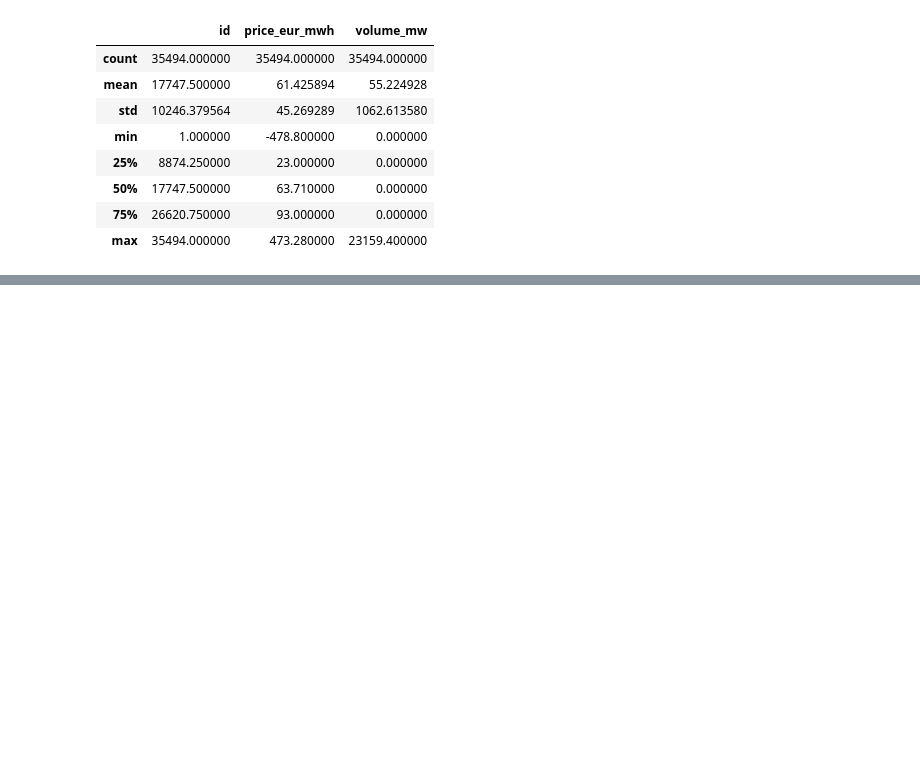
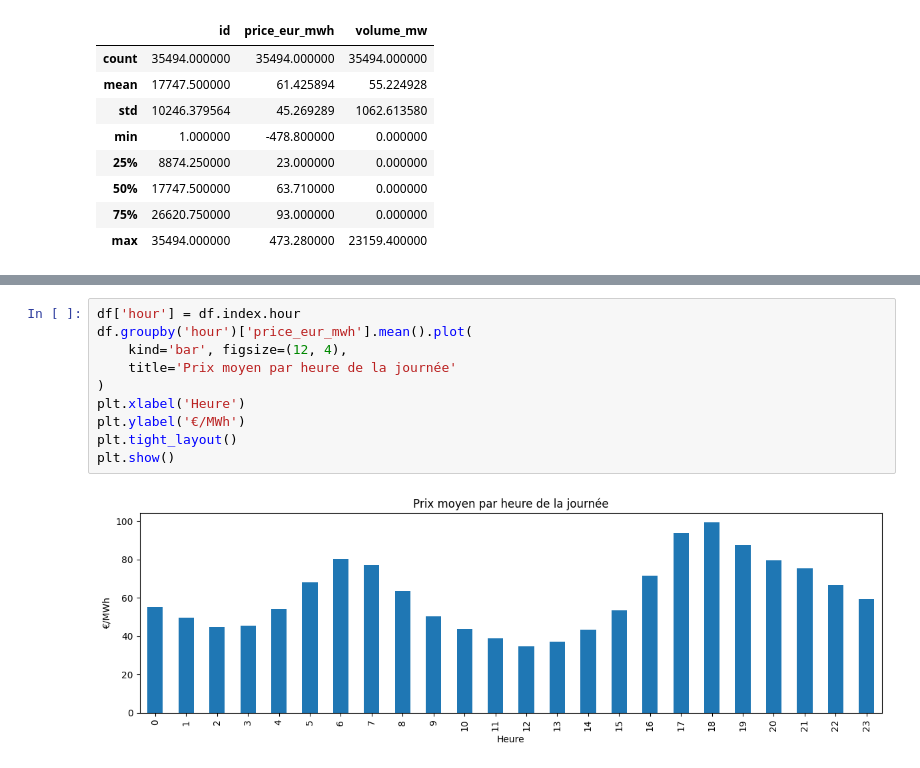
Before and after one commit to fork71enthropy/ElectricityPricing2026_FR, a Jupyter notebook: 01_exploratory.ipynb, the cells around one changed output, grey strips where cells are left out. Cells and saved outputs as stored; diff of their text form; blank space fills up the shorter version.

```diff
--- a/01_exploratory.ipynb
+++ b/01_exploratory.ipynb
@@ -43,0 +65,12 @@ df.describe()
+# %%
+df['hour'] = df.index.hour
+df.groupby('hour')['price_eur_mwh'].mean().plot(
+    kind='bar', figsize=(12, 4),
+    title='Prix moyen par heure de la journée'
+)
+plt.xlabel('Heure')
+plt.ylabel('€/MWh')
+plt.tight_layout()
+plt.show()
+# %% [output]
+[figure, added]
```
Also changed, not shown: parts of 5 cells of this notebook, 2 other files.
